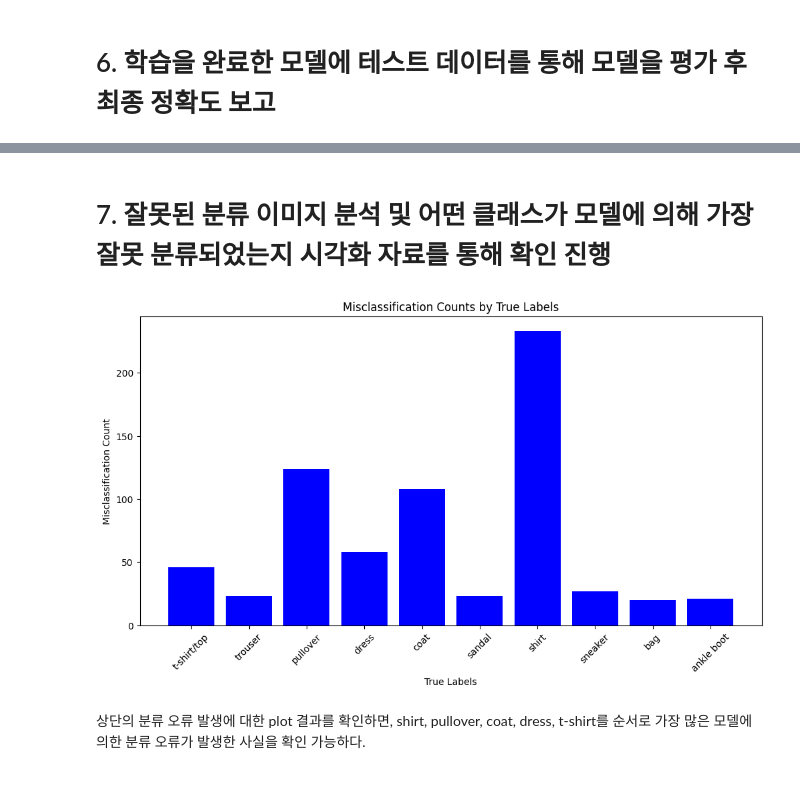
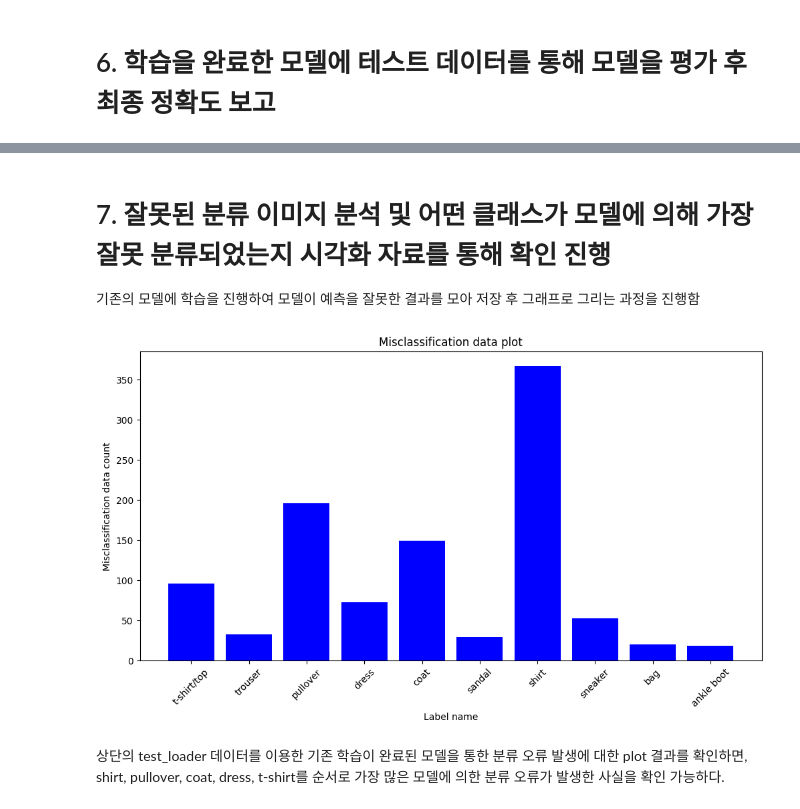
Before and after one commit to Konkuk-Univ-Glocal-Campus/introai202401-midterm-LeeEulHo, a Jupyter notebook: CNN_classification_202121859.ipynb, the cells around one changed output, grey strips where cells are left out. Cells and saved outputs as stored; diff of their text form; code cells hidden in the pictures.

```diff
--- a/CNN_classification_202121859.ipynb
+++ b/CNN_classification_202121859.ipynb
@@ -324,54 +355,49 @@ Validation Loss: 0.0052, Validation Accuracy: 0.8893
 ==============================
 # %% [markdown]
 # 7. 잘못된 분류 이미지 분석 및 어떤 클래스가 모델에 의해 가장 잘못 분류되었는지 시각화 자료를 통해 확인 진행
+
+기존의 모델에 학습을 진행하여 모델이 예측을 잘못한 결과를 모아 저장 후 그래프로 그리는 과정을 진행함
 # %%
-def analyze_misclassified(net, dataloader, labels_map):
-    default_device = "cpu"
-    net.eval()
-    misclassified_counts = {label: 0 for label in labels_map.values()}
+def misclassified_data_plot(net, dataloader, labels_map):
+    default_device = "cpu"  # CPU로 설정
+    net.eval()  # 평가 모드로 지정
+    misclassified_counts = {label: 0 for label in labels_map.values()}  # 처음에 정의한 lables_map에 대한 값에 맞게 0 ~ 9까지 저장 공간 생성
 
-    with torch.no_grad():
+    with torch.no_grad():  # 그라디언트 계산을 하지 않음.
         for features, labels in dataloader:
             features = features.to(default_device)
             labels = labels.to(default_device)
 
-            outputs = net(features)
+            outputs = net(features)  # 모델에 테스트 데이터를 넣고 값을 예측 받음
             _, predicted = torch.max(outputs, 1)
 
+            # 에측 값이 라벨의 값이랑 다른 값을 찾음.
             misclassified_idx = (predicted != labels).nonzero().squeeze()
 
+            if misclassified_idx.dim() == 0: # 값이 0차원 인덱스인 경우에는 해당 인덱스만 빼서 저장하도록 처리
+                misclassified_idx = [misclassified_idx.item()]
+
+            # 잘못 분류된 이미지의 원래 레이블을 찾아서 +1를 진행하여 count 저장
             for idx in misclassified_idx:
-                true_label = labels[idx].item()
-                misclassified_counts[labels_map[true_label]] += 1
+                true_label = labels[idx].item() # 이미지에 해당하는 실제 레이블 즉 어떤 레이블의 이미지를 잘못 예측했는지를 찾음
+                misclassified_counts[labels_map[true_label]] += 1 # 해당 이미지의 잘못 예측한 횟수를 +1로 저장
 
-    # Plotting the misclassification counts
-    labels = list(misclassified_counts.keys())
-    counts = list(misclassified_counts.values())
+    # 잘못 분류된 카운트를 막대 그래프로 표시합니다.
+    labels = list(misclassified_counts.keys()) # 레이블 값
+    counts = list(misclassified_counts.values()) # 잘못 분류된 이미지 count 값
 
-    plt.figure(figsize=(12, 6))
-    plt.bar(labels, counts, color='blue')
-    plt.xlabel('True Labels')
-    plt.ylabel('Misclassification Count')
-    plt.title('Misclassification Counts by True Labels')
-    plt.xticks(rotation=45)
-    plt.show()
+    plt.figure(figsize=(12, 6))  # 그래프 크기 설정
+    plt.bar(labels, counts, color='blue')  # 막대 그래프 설정
+    plt.xlabel('Label name')  # x축 레이블 설정
+    plt.ylabel('Misclassification data count')  # y축 제목 설정
+    plt.title('Misclassification data plot')  # 그래프 제목 설정
+    plt.xticks(rotation=45)  # x축 레이블을 45도 회전
+    plt.show()  # 그래프 출력
 
-
-n = 60000  # Total number of test samples
-batch_size = 1000  # Batch size of the test loader
-
-# Create a mini test loader by taking a subset of test_loader
-mini_test_loader = torch.utils.data.DataLoader(
-    test_loader.dataset,
-    batch_size=batch_size,
-    sampler=torch.utils.data.SequentialSampler(range(int(n/10))),
-    shuffle=False
-)
-
-# analyze_misclassified 함수 정의 및 호출
-analyze_misclassified(net, mini_test_loader, labels_map)
+# misclassified_data_plot 함수를 호출하여  test_loader의 데이터를 기반으로 예측을 진행한 후 잘못 분류된 결과를 그래프로 출력함
+misclassified_data_plot(net, test_loader, labels_map)
 # %% [output]
-[figure, old version]
+[figure, new version]
 # %% [markdown]
 
-상단의 분류 오류 발생에 대한 plot 결과를 확인하면, shirt, pullover, coat, dress, t-shirt를 순서로 가장 많은 모델에 의한 분류 오류가 발생한 사실을 확인 가능하다.
+상단의 test_loader 데이터를 이용한 기존 학습이 완료된 모델을 통한 분류 오류 발생에 대한 plot 결과를 확인하면, shirt, pullover, coat, dress, t-shirt를 순서로 가장 많은 모델에 의한 분류 오류가 발생한 사실을 확인 가능하다.
```
Also changed, not shown: parts of 13 cells of this notebook, 1 other file.
